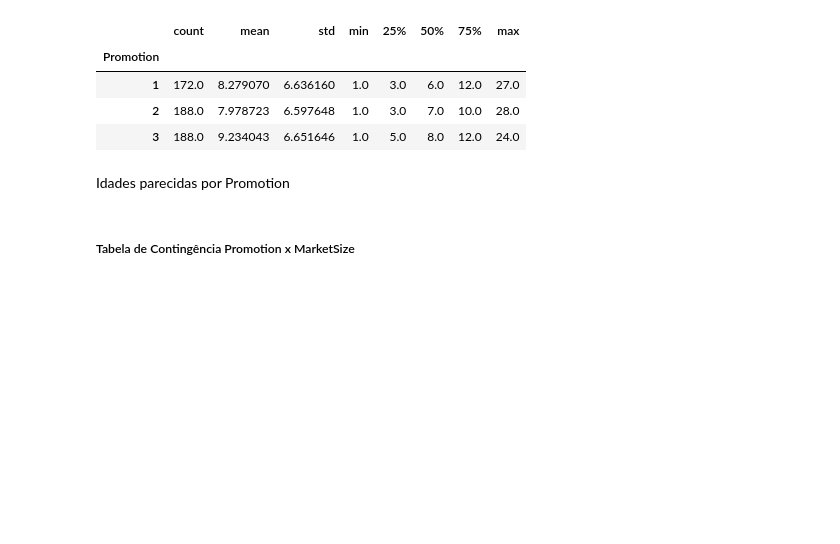
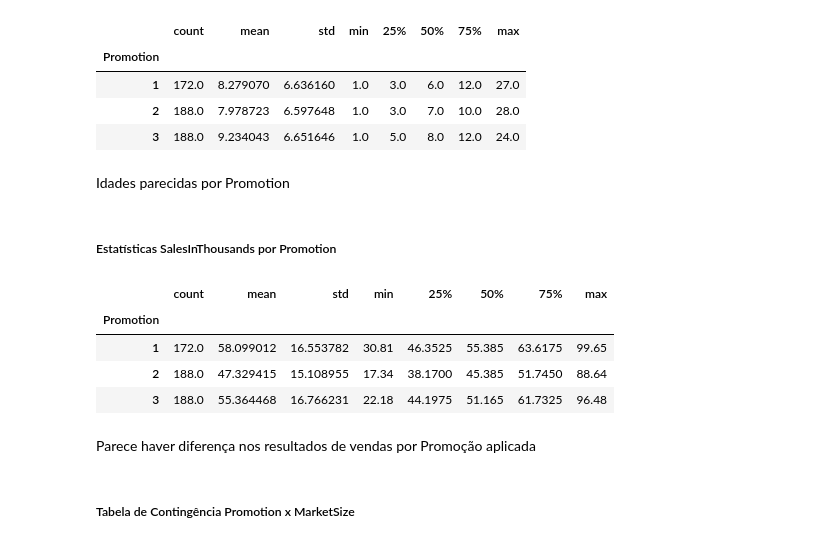
Before and after one commit to danielrsenna/ab-testing, a Jupyter notebook: Fast Food MKT Campaign/codigo.ipynb, the cells around one changed output. Saved outputs shown, nothing was run; the diff lists cells and outputs as text; code cells hidden in the pictures; blank space fills up the shorter version.

```diff
--- a/Fast Food MKT Campaign/codigo.ipynb
+++ b/Fast Food MKT Campaign/codigo.ipynb
@@ -189,6 +189,18 @@ df_corrigido.groupby('Promotion', observed=True).describe()['AgeOfStore']
 | 3 | 188.0 | 9.234043 | 6.651646 | 1.0 | 5.0 | 8.0 | 12.0 | 24.0 |
 # %% [markdown]
 Idades parecidas por Promotion
+# %% [markdown]
+##### Estatísticas SalesInThousands por Promotion
+# %%
+df_corrigido.groupby('Promotion', observed=True).describe()['SalesInThousands']
+# %% [output]
+|  | count | mean | std | min | 25% | 50% | 75% | max |
+| Promotion |  |  |  |  |  |  |  |  |
+| 1 | 172.0 | 58.099012 | 16.553782 | 30.81 | 46.3525 | 55.385 | 63.6175 | 99.65 |
+| 2 | 188.0 | 47.329415 | 15.108955 | 17.34 | 38.1700 | 45.385 | 51.7450 | 88.64 |
+| 3 | 188.0 | 55.364468 | 16.766231 | 22.18 | 44.1975 | 51.165 | 61.7325 | 96.48 |
+# %% [markdown]
+Parece haver diferença nos resultados de vendas por Promoção aplicada
 # %% [markdown]
 ##### Tabela de Contingência Promotion x MarketSize
 # %%
```
